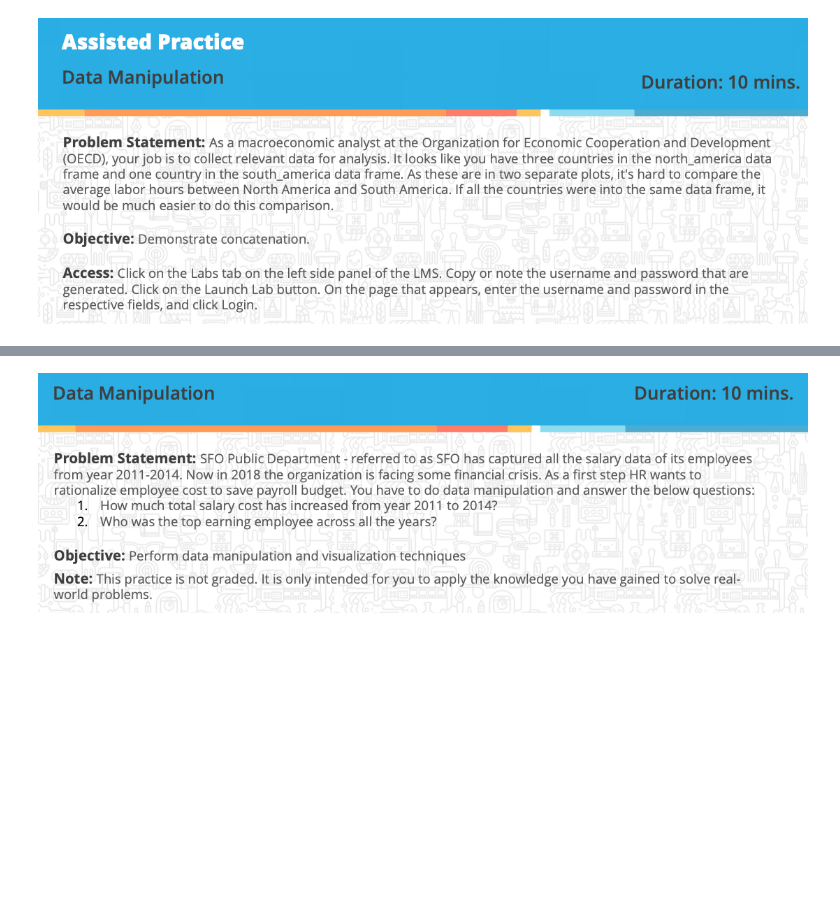
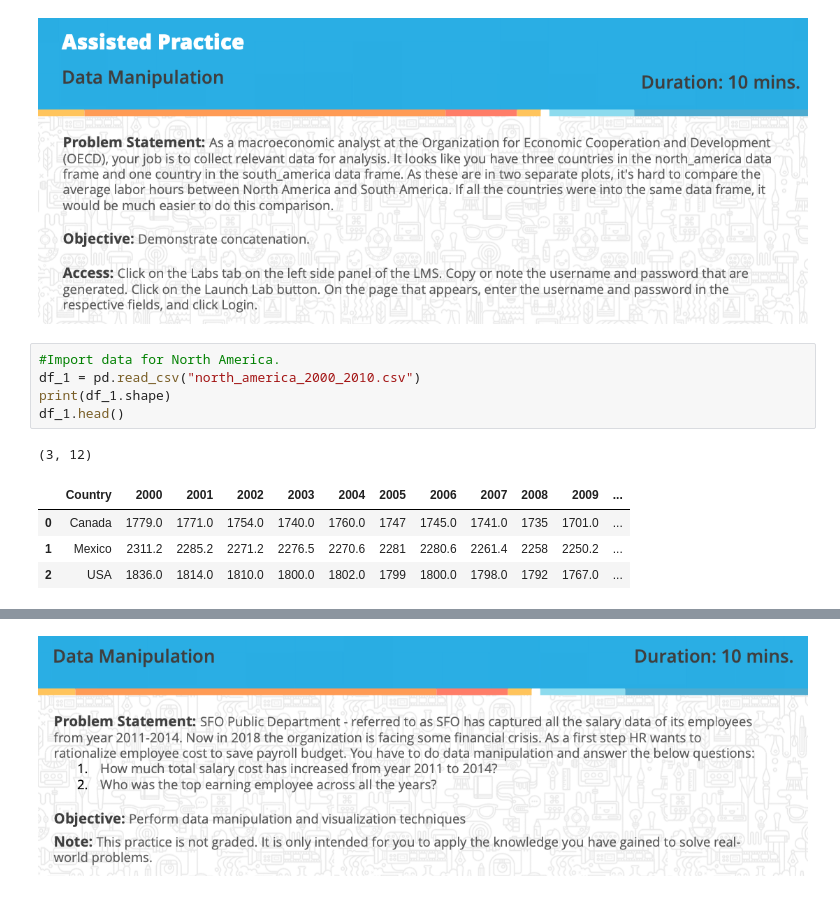
Before and after one commit to divpr24/Simplilearn_Machine_Learning_Exercise, a Jupyter notebook: Data Preprocessing.ipynb, the cells around one changed output, grey strips where cells are left out. Drawn from its saved outputs; the diff is of its cells as text; blank space fills up the shorter version.

```diff
--- a/Data Preprocessing.ipynb
+++ b/Data Preprocessing.ipynb
@@ -529,3 +529,14 @@ plt.show()
 [figure]
 # %% [markdown]
 ![Screenshot%202023-09-27%20at%207.54.27%20PM.png](attachment:Screenshot%202023-09-27%20at%207.54.27%20PM.png)
+# %%
+#Import data for North America.
+df_1 = pd.read_csv("north_america_2000_2010.csv")
+print(df_1.shape)
+df_1.head()
+# %% [output]
+(3, 12)
+|  | Country | 2000 | 2001 | 2002 | 2003 | 2004 | 2005 | 2006 | 2007 | 2008 | 2009 | ... |
+| 0 | Canada | 1779.0 | 1771.0 | 1754.0 | 1740.0 | 1760.0 | 1747 | 1745.0 | 1741.0 | 1735 | 1701.0 | ... |
+| 1 | Mexico | 2311.2 | 2285.2 | 2271.2 | 2276.5 | 2270.6 | 2281 | 2280.6 | 2261.4 | 2258 | 2250.2 | ... |
+| 2 | USA | 1836.0 | 1814.0 | 1810.0 | 1800.0 | 1802.0 | 1799 | 1800.0 | 1798.0 | 1792 | 1767.0 | ... |
```
Also changed, not shown: parts of 9 cells of this notebook, 2 other files.
